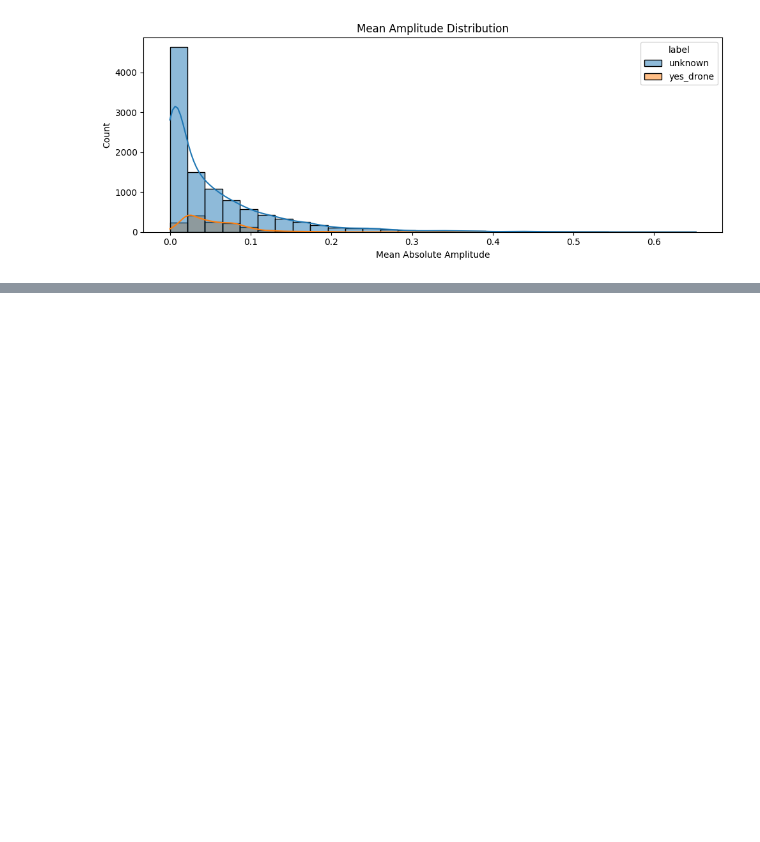
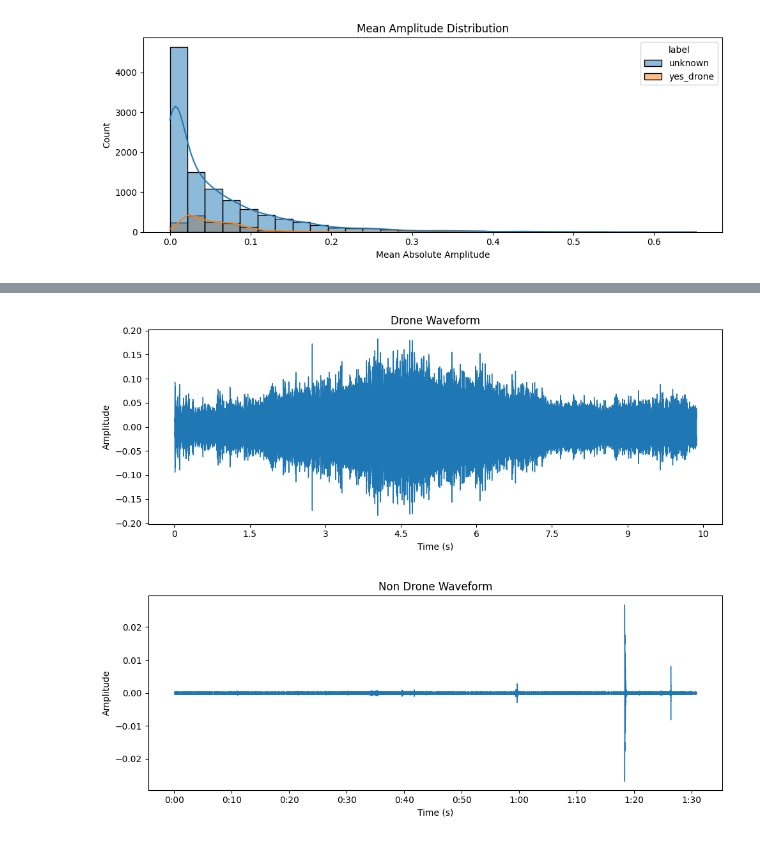
Before and after one commit to ricardofdr/acoustic-uav-detection, a Jupyter notebook: 01_data_exploration.ipynb, the cells around one changed output, grey strips where cells are left out. Drawn from its saved outputs; the diff is of its cells as text; code cells hidden in the pictures; blank space fills up the shorter version.

Commit message:
Added data exploration for droneprint dataset

```diff
--- a/01_data_exploration.ipynb
+++ b/01_data_exploration.ipynb
@@ -30,5 +37,5 @@ from IPython.display import Audio
 # %%
 # Path to Binary_Drone_Audio
-BASE_PATH = "./data/DroneAudioDataset-master/Binary_Drone_Audio"
-LABELS = {"unknown": 0, "yes_drone": 1}
+BASE_PATH_BINARY_DRONE = "./data/DroneAudioDataset-master/Binary_Drone_Audio"
+LABELS_BINARY_DRONE = {"unknown": 0, "yes_drone": 1}
 # %% [markdown]
@@ -36,6 +43,6 @@ LABELS = {"unknown": 0, "yes_drone": 1}
 # %%
-for label_name in LABELS:
-    folder = os.path.join(BASE_PATH, label_name)
+for label_name in LABELS_BINARY_DRONE:
+    folder = os.path.join(BASE_PATH_BINARY_DRONE, label_name)
     files = [f for f in os.listdir(folder) if f.endswith(".wav")]
     print(f"{label_name}: {len(files)} files")
 # %% [output]
@@ -46,6 +53,6 @@ yes_drone: 1332 files
 # %%
-for label_name in LABELS:
-    folder = os.path.join(BASE_PATH, label_name)
+for label_name in LABELS_BINARY_DRONE:
+    folder = os.path.join(BASE_PATH_BINARY_DRONE, label_name)
     file_path = os.path.join(folder, os.listdir(folder)[0])
     y, sr = librosa.load(file_path, sr= None)
 
@@ -71,8 +78,8 @@ Sample rate: 16000, Duation: 1.02s
 # %%
 audio_stats = []
 
-for label_name in LABELS:
-    folder = os.path.join(BASE_PATH, label_name)
+for label_name in LABELS_BINARY_DRONE:
+    folder = os.path.join(BASE_PATH_BINARY_DRONE, label_name)
     for file_name in os.listdir(folder):
         if file_name.endswith(".wav"):
             path = os.path.join(folder, file_name)
@@ -115,0 +188,17 @@ plt.show()
+# %%
+# Plot Waveform function
+def plot_waveform(file_path, title):
+    y, sr = librosa.load(file_path, sr= 44100)
+    plt.figure(figsize= (10, 4))
+    librosa.display.waveshow(y=y, sr=sr)
+    plt.title(title)
+    plt.xlabel("Time (s)")
+    plt.ylabel("Amplitude")
+    plt.tight_layout()
+    plt.show()
+
+plot_waveform(df[df["label"] == "drone"].iloc[0]["file_path"], "Drone Waveform")
+plot_waveform(df[df["label"] == "non_drone"].iloc[0]["file_path"], "Non Drone Waveform")
+# %% [output]
+[figure, added]
+[figure, added]
```
Also changed, not shown: parts of 13 cells of this notebook.
